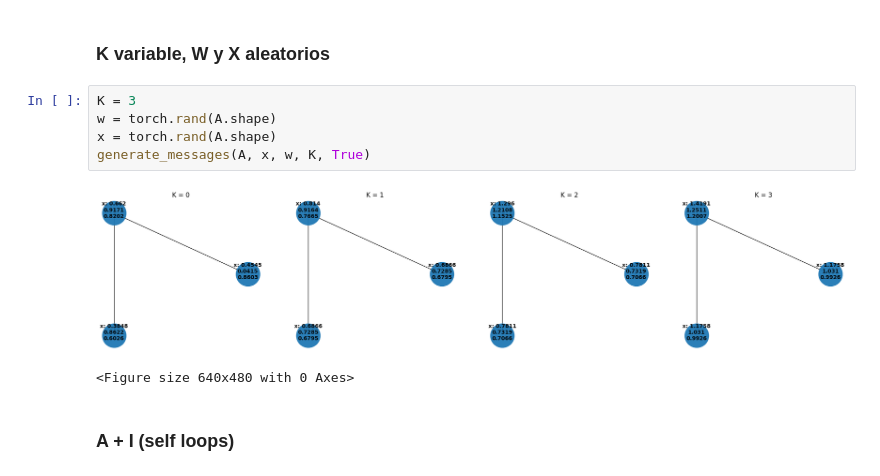
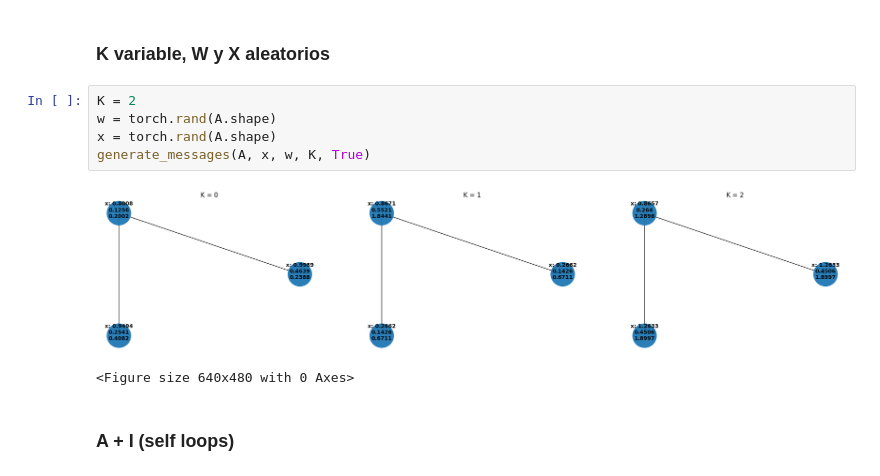
Before and after one commit to gabitoju/ORT, a Jupyter notebook: Graph_Convolutions_Demo.ipynb, the cells around one changed output. Drawn from its saved outputs; the diff is of its cells as text.

```diff
--- a/Graph_Convolutions_Demo.ipynb
+++ b/Graph_Convolutions_Demo.ipynb
@@ -137,12 +137,12 @@ generate_messages(A, X, w, K)
 # %% [markdown]
 ### K variable, W y X aleatorios
 # %%
-K = 3
+K = 2
 w = torch.rand(A.shape)
 x = torch.rand(A.shape)
 generate_messages(A, x, w, K, True)
 # %% [output]
-[figure, old version]
+[figure, new version]
 <Figure size 640x480 with 0 Axes>
 # %% [markdown]
 ### A + I (self loops)
```
